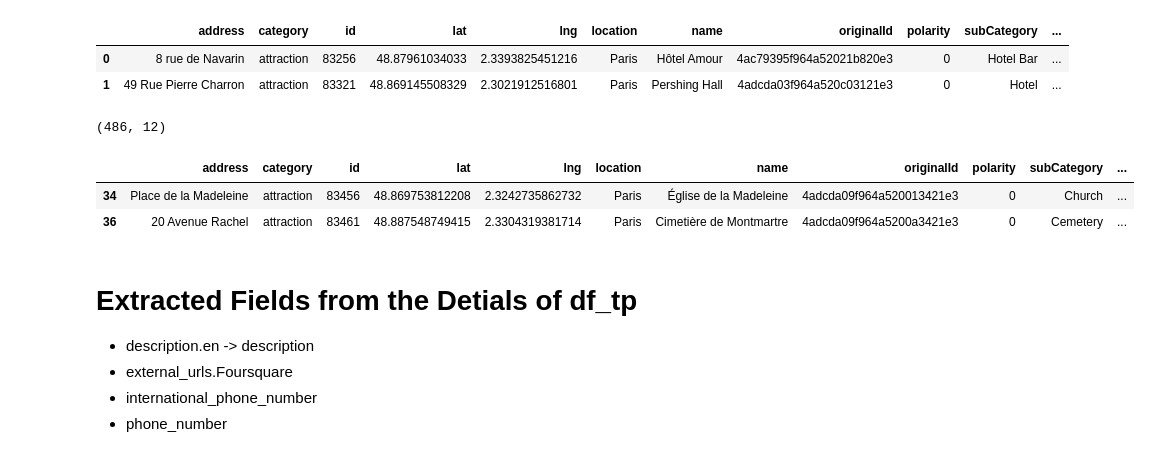
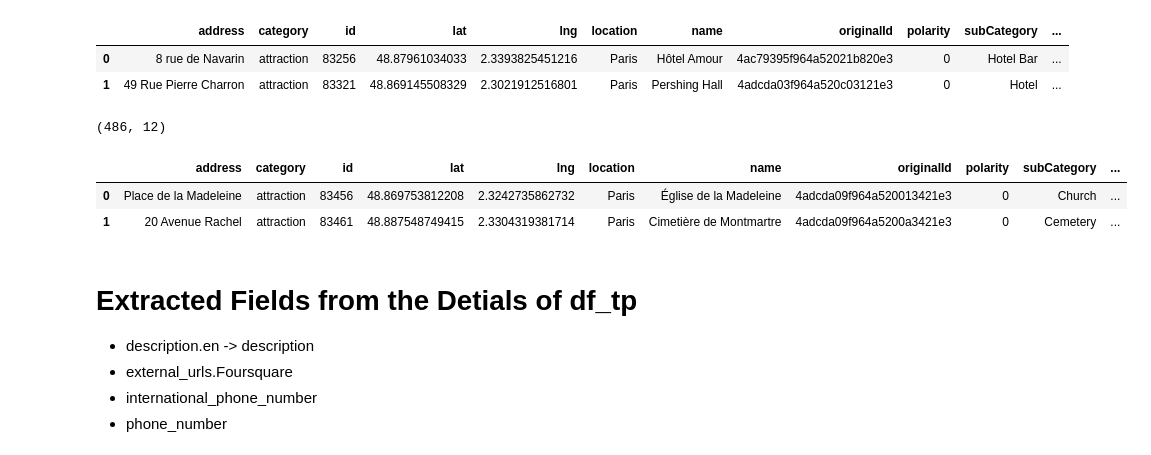
Before and after one commit to MrSalahshour/monument-nation, a Jupyter notebook: merge.ipynb, the cells around one changed output. Cells and saved outputs as stored; diff of their text form; code cells hidden in the pictures.

```diff
--- a/merge.ipynb
+++ b/merge.ipynb
@@ -68,11 +68,11 @@ df_tp.head(2)
 | 0 | 8 rue de Navarin | attraction | 83256 | 48.87961034033 | 2.3393825451216 | Paris | Hôtel Amour | 4ac79395f964a52021b820e3 | 0 | Hotel Bar | ... |
 | 1 | 49 Rue Pierre Charron | attraction | 83321 | 48.869145508329 | 2.3021912516801 | Paris | Pershing Hall | 4adcda03f964a520c03121e3 | 0 | Hotel | ... |
 # %%
-df_tp_base_related =  df_tp[df_tp.subCategory.isin(related_subCategory_set)]
+df_tp_base_related =  df_tp[df_tp.subCategory.isin(related_subCategory_set)].copy().reset_index(drop=True)
 print(df_tp_base_related.shape)
 df_tp_base_related.head(2)
 # %% [output]
 (486, 12)
 |  | address | category | id | lat | lng | location | name | originalId | polarity | subCategory | ... |
-| 34 | Place de la Madeleine | attraction | 83456 | 48.869753812208 | 2.3242735862732 | Paris | Église de la Madeleine | 4adcda09f964a520013421e3 | 0 | Church | ... |
-| 36 | 20 Avenue Rachel | attraction | 83461 | 48.887548749415 | 2.3304319381714 | Paris | Cimetière de Montmartre | 4adcda09f964a5200a3421e3 | 0 | Cemetery | ... |
+| 0 | Place de la Madeleine | attraction | 83456 | 48.869753812208 | 2.3242735862732 | Paris | Église de la Madeleine | 4adcda09f964a520013421e3 | 0 | Church | ... |
+| 1 | 20 Avenue Rachel | attraction | 83461 | 48.887548749415 | 2.3304319381714 | Paris | Cimetière de Montmartre | 4adcda09f964a5200a3421e3 | 0 | Cemetery | ... |
```
Also changed, not shown: parts of 26 cells of this notebook, 5 other files.
